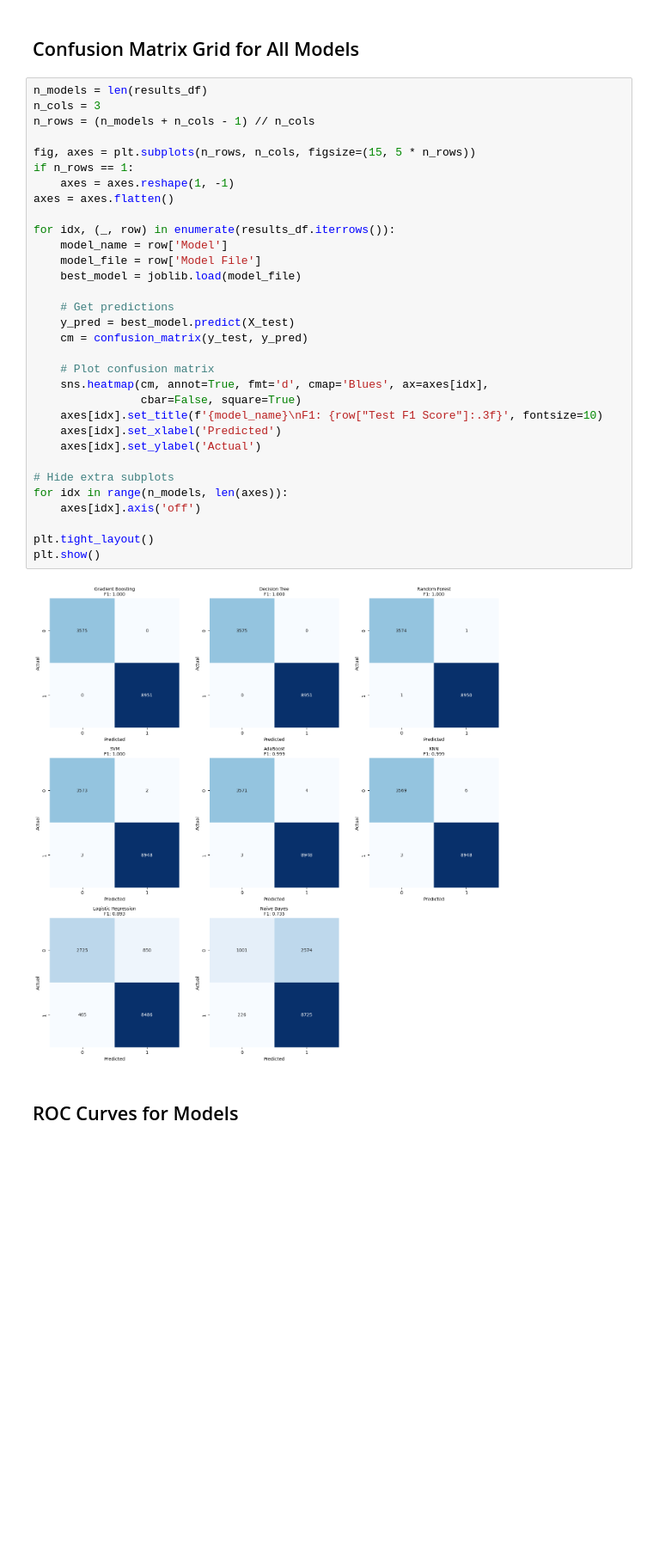
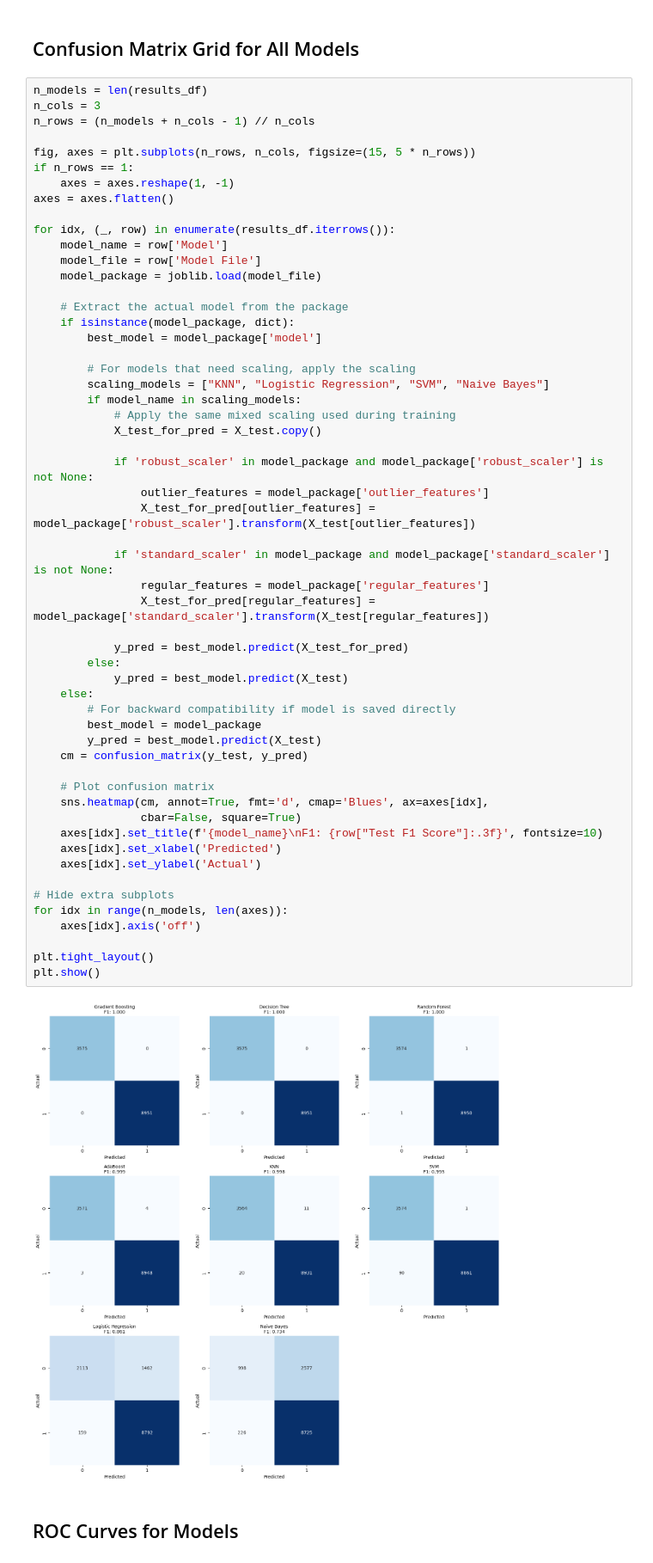
Before and after one commit to yara279-gif/SIC_ml, a Jupyter notebook: modeling.ipynb, the cells around one changed output. Shown at 86% size. Drawn from its saved outputs; the diff is of its cells as text; blank space fills up the shorter version.

Commit message:
final version wih mixed scaler

```diff
--- a/modeling.ipynb
+++ b/modeling.ipynb
@@ -398,37 +445,60 @@ plt.show()
 # %%
 n_models = len(results_df)
 n_cols = 3
 n_rows = (n_models + n_cols - 1) // n_cols
 
 fig, axes = plt.subplots(n_rows, n_cols, figsize=(15, 5 * n_rows))
 if n_rows == 1:
     axes = axes.reshape(1, -1)
 axes = axes.flatten()
 
 for idx, (_, row) in enumerate(results_df.iterrows()):
     model_name = row['Model']
     model_file = row['Model File']
-    best_model = joblib.load(model_file)
+    model_package = joblib.load(model_file)
 
-    # Get predictions
-    y_pred = best_model.predict(X_test)
+    # Extract the actual model from the package
+    if isinstance(model_package, dict):
+        best_model = model_package['model']
+
+        # For models that need scaling, apply the scaling
+        scaling_models = ["KNN", "Logistic Regression", "SVM", "Naive Bayes"]
+        if model_name in scaling_models:
+            # Apply the same mixed scaling used during training
+            X_test_for_pred = X_test.copy()
+
+            if 'robust_scaler' in model_package and model_package['robust_scaler'] is not None:
+                outlier_features = model_package['outlier_features']
+                X_test_for_pred[outlier_features] = model_package['robust_scaler'].transform(X_test[outlier_features])
+
+            if 'standard_scaler' in model_package and model_package['standard_scaler'] is not None:
+                regular_features = model_package['regular_features']
+                X_test_for_pred[regular_features] = model_package['standard_scaler'].transform(X_test[regular_features])
+
+            y_pred = best_model.predict(X_test_for_pred)
+        else:
+            y_pred = best_model.predict(X_test)
+    else:
+        # For backward compatibility if model is saved directly
+        best_model = model_package
+        y_pred = best_model.predict(X_test)
     cm = confusion_matrix(y_test, y_pred)
 
     # Plot confusion matrix
     sns.heatmap(cm, annot=True, fmt='d', cmap='Blues', ax=axes[idx],
                 cbar=False, square=True)
     axes[idx].set_title(f'{model_name}\nF1: {row["Test F1 Score"]:.3f}', fontsize=10)
     axes[idx].set_xlabel('Predicted')
     axes[idx].set_ylabel('Actual')
 
 # Hide extra subplots
 for idx in range(n_models, len(axes)):
     axes[idx].axis('off')
 
 plt.tight_layout()
 plt.show()
 # %% [output]
-[figure, old version]
+[figure, new version]
 # %% [markdown]
 ## ROC Curves for Models
 # %%
```
Also changed, not shown: parts of 10 cells of this notebook, 19 other files.
